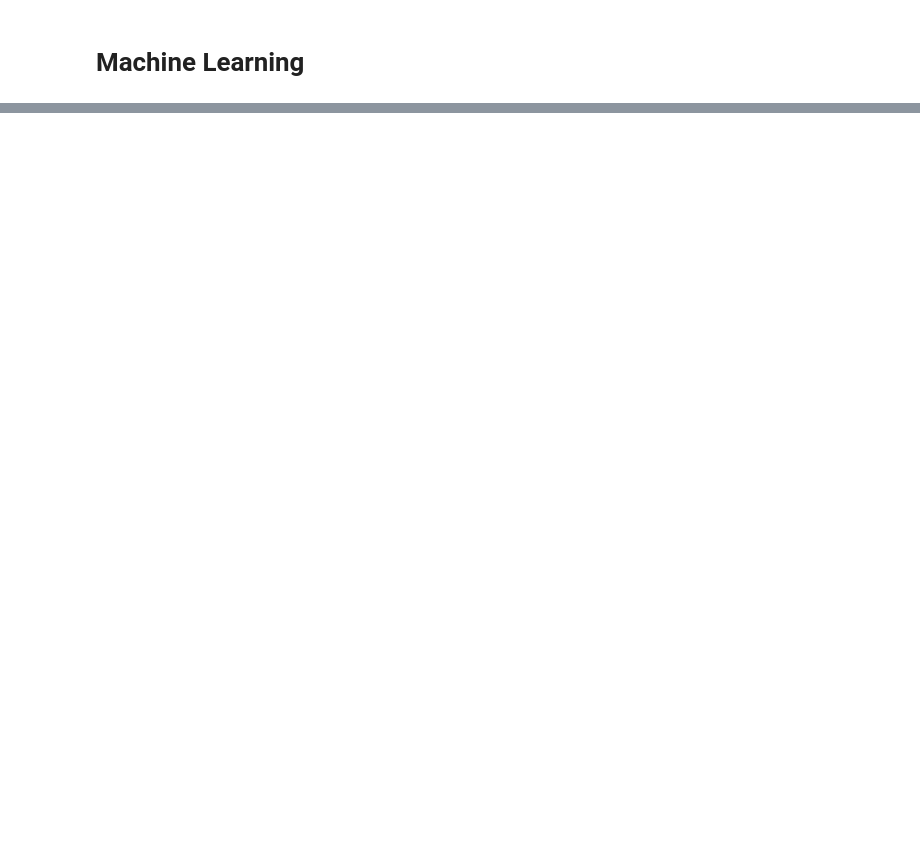
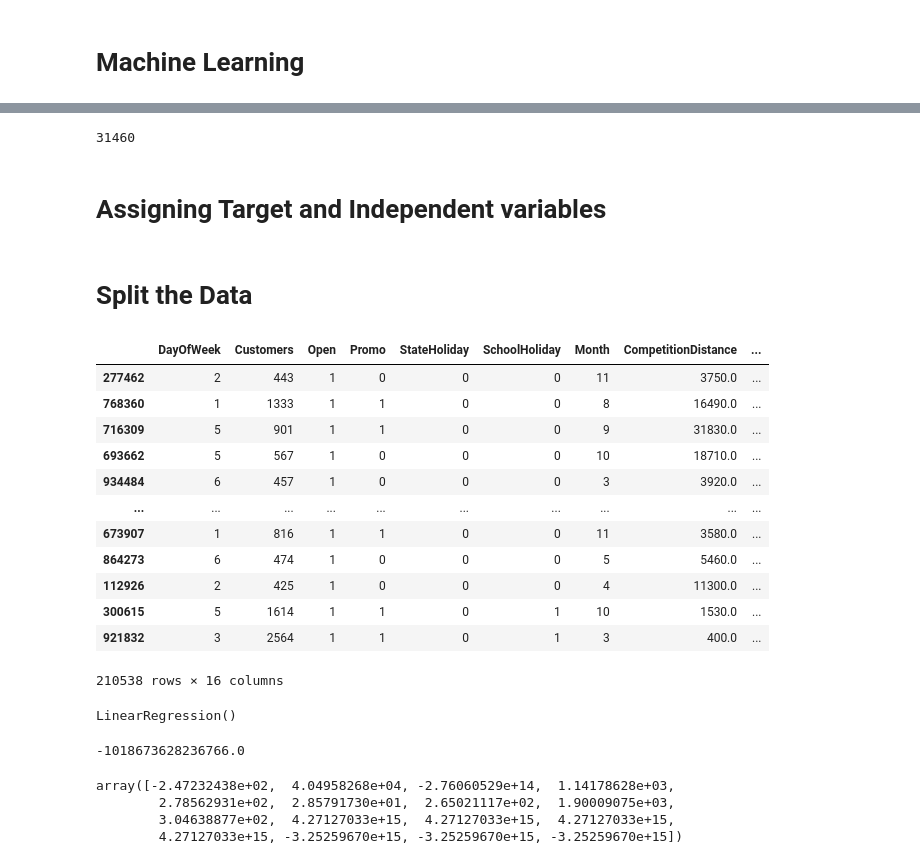
Before and after one commit to gautampatil01/Retail-Sales-Prediction, a Jupyter notebook: Retail_Sales_Prediction.ipynb, the cells around one changed output, grey strips where cells are left out. Drawn from its saved outputs; the diff is of its cells as text; code cells hidden in the pictures; blank space fills up the shorter version.

```diff
--- a/Retail_Sales_Prediction.ipynb
+++ b/Retail_Sales_Prediction.ipynb
@@ -448,0 +482,4 @@ customers x year
+# %%
+sales[sales['Sales'] == 0]['Store'].sum()
+# %% [output]
+31460
@@ -448,0 +488,29 @@ customers x year
+# %%
+sales = pd.get_dummies(sales, columns = ['StoreType', 'Assortment'])
+# %%
+sales.dropna(subset = ['CompetitionDistance'], inplace = True)
+# %% [markdown]
+# Assigning Target and Independent variables
+# %%
+x = sales.drop(columns = ['Store', 'Sales', 'Year', 'Dates', 'Avg_sales_cust'], axis = 1)
+y = sales.Sales
+# %% [markdown]
+# Split the Data
+# %%
+x_train, x_test, y_train, y_test = train_test_split(x, y, test_size = 0.25, random_state = 0)
+# %%
+x_test
+# %% [output]
+|  | DayOfWeek | Customers | Open | Promo | StateHoliday | SchoolHoliday | Month | CompetitionDistance | ... |
+| 277462 | 2 | 443 | 1 | 0 | 0 | 0 | 11 | 3750.0 | ... |
+| 768360 | 1 | 1333 | 1 | 1 | 0 | 0 | 8 | 16490.0 | ... |
+| 716309 | 5 | 901 | 1 | 1 | 0 | 0 | 9 | 31830.0 | ... |
+| 693662 | 5 | 567 | 1 | 0 | 0 | 0 | 10 | 18710.0 | ... |
+| 934484 | 6 | 457 | 1 | 0 | 0 | 0 | 3 | 3920.0 | ... |
+| ... | ... | ... | ... | ... | ... | ... | ... | ... | ... |
+| 673907 | 1 | 816 | 1 | 1 | 0 | 0 | 11 | 3580.0 | ... |
+| 864273 | 6 | 474 | 1 | 0 | 0 | 0 | 5 | 5460.0 | ... |
+| 112926 | 2 | 425 | 1 | 0 | 0 | 0 | 4 | 11300.0 | ... |
+| 300615 | 5 | 1614 | 1 | 1 | 0 | 1 | 10 | 1530.0 | ... |
+| 921832 | 3 | 2564 | 1 | 1 | 0 | 1 | 3 | 400.0 | ... |
+210538 rows × 16 columns
@@ -448,0 +521,16 @@ customers x year
+# %%
+regressor = LinearRegression()
+regressor.fit(x_train, y_train)
+# %% [output]
+LinearRegression()
+# %%
+regressor.intercept_
+# %% [output]
+-1018673628236766.0
+# %%
+regressor.coef_
+# %% [output]
+array([-2.47232438e+02,  4.04958268e+04, -2.76060529e+14,  1.14178628e+03,
+        2.78562931e+02,  2.85791730e+01,  2.65021117e+02,  1.90009075e+03,
+        3.04638877e+02,  4.27127033e+15,  4.27127033e+15,  4.27127033e+15,
+        4.27127033e+15, -3.25259670e+15, -3.25259670e+15, -3.25259670e+15])
```
Also changed, not shown: parts of 23 cells of this notebook.
